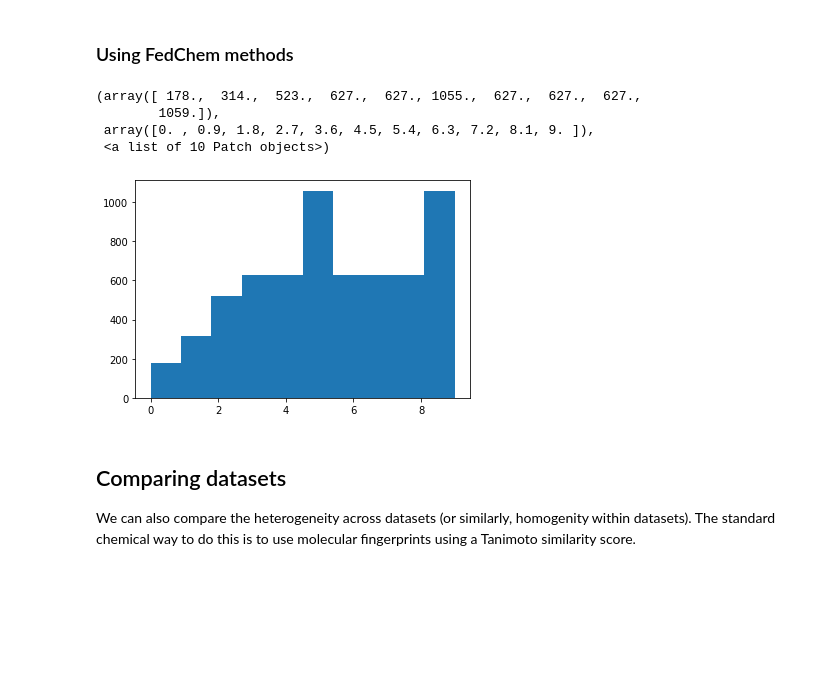
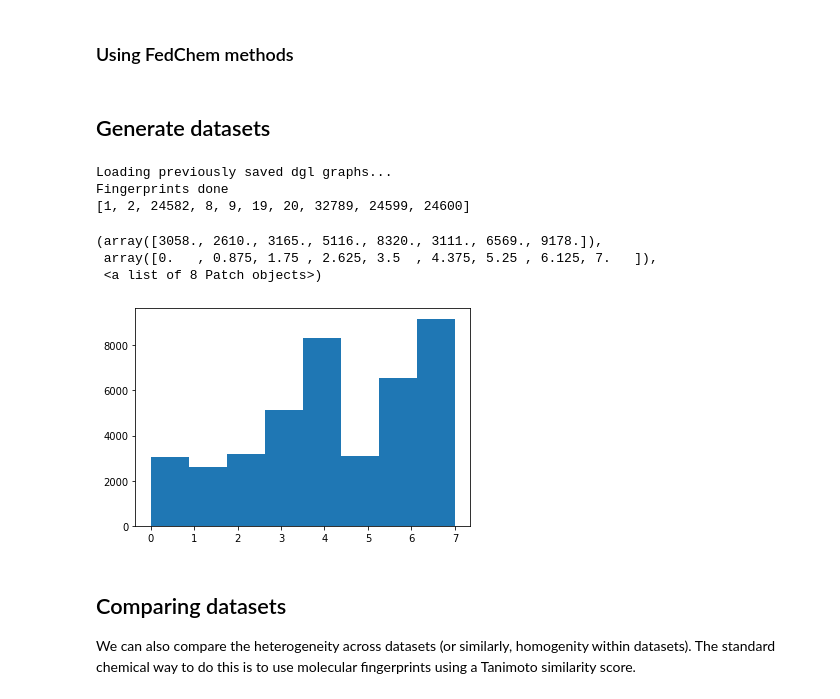
Before and after one commit to yashjakhotiya/Federated-Learning-on-Molecular-Property-Prediction, a Jupyter notebook: dataset/Heterogenous_dataset.ipynb, the cells around one changed output. Saved outputs shown, nothing was run; the diff lists cells and outputs as text; code cells hidden in the pictures; blank space fills up the shorter version.

```diff
--- a/dataset/Heterogenous_dataset.ipynb
+++ b/dataset/Heterogenous_dataset.ipynb
@@ -65,9 +70,9 @@ import numpy as np
 import torch
 import matplotlib.pyplot as plt
 
-import dgl
 from dgllife.utils import smiles_to_bigraph, CanonicalAtomFeaturizer
 from dgllife.data import BACE, BBBP, ClinTox, ESOL, Lipophilicity, FreeSolv, SIDER, Tox21, HIV
+from ogb.graphproppred import PygGraphPropPredDataset
 from ogb.lsc import PCQM4Mv2Dataset
 
 def getDataset(datasetName, load_prev=True):
@@ -75,10 +80,8 @@ def getDataset(datasetName, load_prev=True):
         dataset = PCQM4Mv2Dataset(only_smiles = True)
 
     elif datasetName in ['BACE', 'BBBP', 'ClinTox', 'Esol', 'Freesolv',
-                         'Lipophilicity', 'SIDER', 'Tox21', 'qm9']:
-
+                         'Lipophilicity', 'SIDER', 'Tox21', "HIV"]:
         node_featurizer = CanonicalAtomFeaturizer()
-
         if datasetName == 'BACE':
             dataset = BACE(smiles_to_bigraph, node_featurizer, load=load_prev)
         elif datasetName == 'BBBP':
@@ -95,7 +98,7 @@ def getDataset(datasetName, load_prev=True):
             dataset = SIDER(smiles_to_bigraph, node_featurizer, load=load_prev)
         elif datasetName == 'Tox21':
             dataset = Tox21(smiles_to_bigraph, node_featurizer, load=load_prev)
-        elif datasetName == "HIV":
+        elif datasetName == 'HIV':
             dataset = HIV(smiles_to_bigraph, node_featurizer, load=load_prev)
     else:
         raise ValueError(f'Unexpected dataset: {datasetName}')
@@ -115,6 +115,6 @@ from rdkit.Chem import Draw
 from rdkit.Chem.Draw import IPythonConsole
 IPythonConsole.ipython_useSVG=False
 
-dataset = getDataset("PCQM4Mv2", load_prev=True)
+dataset = getDataset("HIV", load_prev=True)
 all_smiles = [x[0] for x in dataset]
 # %% [output]
@@ -335,14 +348,12 @@ The partitioning of data into train and val sets should be done specific to each
 # %%
 import json
+import pandas as pd
 
 def gen_hetero_split_fps(dataset_name, num_clients, alpha, min_size):
-    if dataset_name == "PCQM4Mv2":
-        smiles_list = [x[0] for x in getDataset(dataset_name)]
-    else:
-        data = getDataset(dataset_name)
-        smiles_list = data[0]
+    all_smiles = [x[0] for x in getDataset(dataset_name)]
+    fps_list = get_fingerprints(all_smiles)
 
-    fps_list = get_fingerprints(smiles_list)
+    print("Fingerprints done")
 
     client_mapping = split_data_LDA(fps_list, num_grps=num_clients, alpha=alpha, min_size=min_size)
 
@@ -379,15 +383,37 @@ def gen_hetero_split_scaffold(dataset_name, train_split, num_clients, alpha, min
+# %% [markdown]
+## Generate datasets
+# %%
+ALPHA_LIST = [0.1]
+DATASETS = ["HIV"]
+NUM_CLIENTS = [8]
+
+for dataset in DATASETS:
+    for num in NUM_CLIENTS:
+        for alpha in ALPHA_LIST:
+            client_mapping = gen_hetero_split_fps(dataset_name=dataset,
+                                                    num_clients=num,
+                                                    alpha=alpha,
+                                                    min_size=200)
+            print(client_mapping[1][:10])
+            # gen_hetero_split_scaffold(dataset_name=dataset,
+            #                           num_clients=num,
+            #                           alpha=alpha,
+            #                           min_size=50)
+# %% [output]
+Loading previously saved dgl graphs...
+Fingerprints done
+[1, 2, 24582, 8, 9, 19, 20, 32789, 24599, 24600]
 # %%
 import matplotlib.pyplot as plt
 ans = []
 for key in client_mapping:
     ans.extend([key] * len(client_mapping[key]))
-plt.hist(ans)
+plt.hist(ans, bins=8)
 # %% [output]
-(array([ 178.,  314.,  523.,  627.,  627., 1055.,  627.,  627.,  627.,
-        1059.]),
- array([0. , 0.9, 1.8, 2.7, 3.6, 4.5, 5.4, 6.3, 7.2, 8.1, 9. ]),
- <a list of 10 Patch objects>)
+(array([3058., 2610., 3165., 5116., 8320., 3111., 6569., 9178.]),
+ array([0.   , 0.875, 1.75 , 2.625, 3.5  , 4.375, 5.25 , 6.125, 7.   ]),
+ <a list of 8 Patch objects>)
-[figure, old version]
+[figure, new version]
 # %% [markdown]
 ## Comparing datasets
 
```
Also changed, not shown: parts of 10 cells of this notebook.
